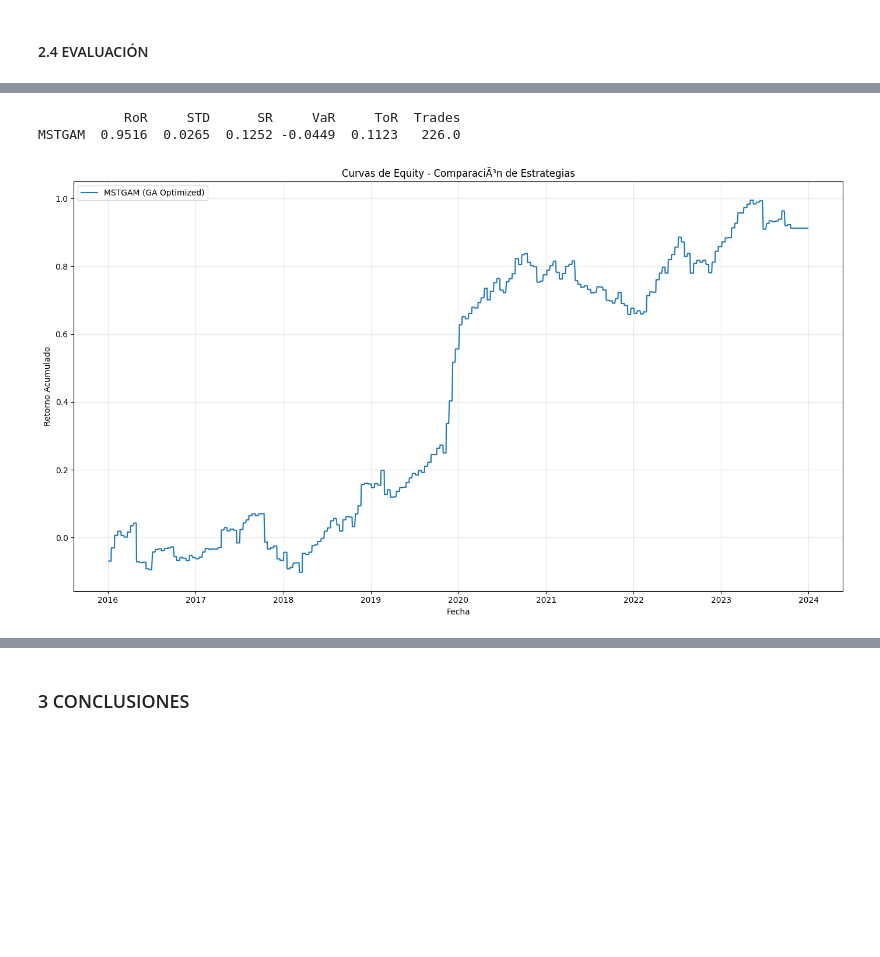
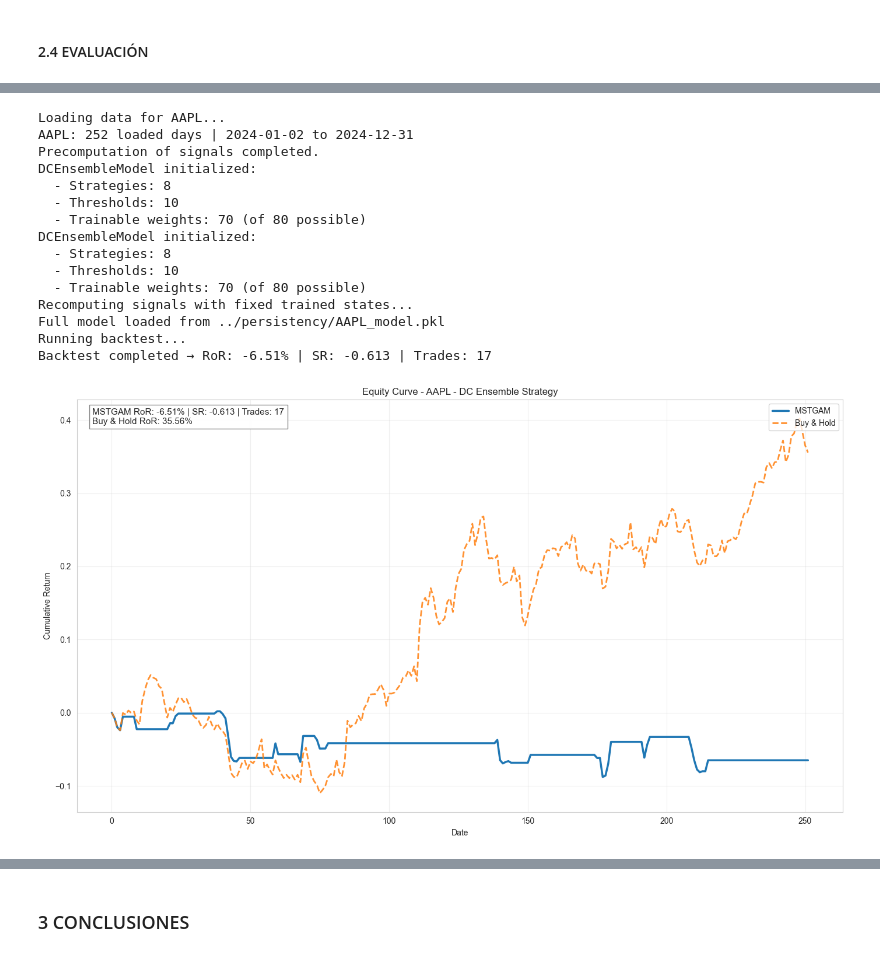
Before and after one commit to bdesia/MSTGAM-4trading, a Jupyter notebook: notebooks/AAPL analysis.ipynb, the cells around one changed output, grey strips where cells are left out. Drawn from its saved outputs; the diff is of its cells as text; code cells hidden in the pictures; blank space fills up the shorter version.

```diff
--- a/notebooks/AAPL analysis.ipynb
+++ b/notebooks/AAPL analysis.ipynb
@@ -36,24 +32,17 @@ from trainer import GATrainer, PSOTrainer
 # %% [markdown]
 #### 2.3 MODEL DEFINITION
 # %%
-from strategies import St1, St2, St3, St4, St5, St6, St7, St8
-
 ticker = 'AAPL'
 
-thresholds = [0.00098, 0.0022, 0.0048, 0.0072, 0.0098, 0.0122, 0.0155, 0.017, 0.02, 0.0255]
-strategies = [St1, St2, St3, St4, St5, St6, St7, St8]
+start_train = '2020-01-01'
+end_train = '2024-01-01'
 
-# Modo entrenamiento (precomputa estados)
-trader = DCTrader(
-    ticker=ticker,
-    thresholds=thresholds,
-    strategies=strategies,
-    is_train=True,
-    start_date='2016-01-01',
-    end_date='2024-01-01'
-)
+start_test = '2024-01-02'
+end_test = '2025-01-01'
 
-print(f"Trader creado para {ticker}")
-print(f"Thresholds: {thresholds}")
-print(f"Datos cargados: {len(trader.prices)} días")
+# Crear
+trader = DCTrader(ticker,
+                  start_date=start_train,
+                  end_date=end_train,
+                  is_train=True)
 # %% [output]
@@ -173,8 +297,22 @@ plt.show()
 # %%
-backtest = Backtest(trader)
-print(backtest.compare_metrics(['MSTGAM']))
-backtest.plot_equity_curves(['MSTGAM'])
+# Cargar el mejor modelo guardado # evaluar en datos de test
+trader4 = DCTrader(ticker, start_date=start_test, end_date=end_test)
+trader4.load_model()
+trader4.plot_equity()
 # %% [output]
-           RoR     STD      SR     VaR     ToR  Trades
-MSTGAM  0.9516  0.0265  0.1252 -0.0449  0.1123   226.0
+Loading data for AAPL...
+AAPL: 252 loaded days | 2024-01-02 to 2024-12-31
+Precomputation of signals completed.
+DCEnsembleModel initialized:
+  - Strategies: 8
+  - Thresholds: 10
+  - Trainable weights: 70 (of 80 possible)
+DCEnsembleModel initialized:
+  - Strategies: 8
+  - Thresholds: 10
+  - Trainable weights: 70 (of 80 possible)
+Recomputing signals with fixed trained states...
+Full model loaded from ../persistency/AAPL_model.pkl
+Running backtest...
+Backtest completed → RoR: -6.51% | SR: -0.613 | Trades: 17
-[figure, old version]
+[figure, new version]
```
Also changed, not shown: parts of 12 cells of this notebook, 14 other files.
